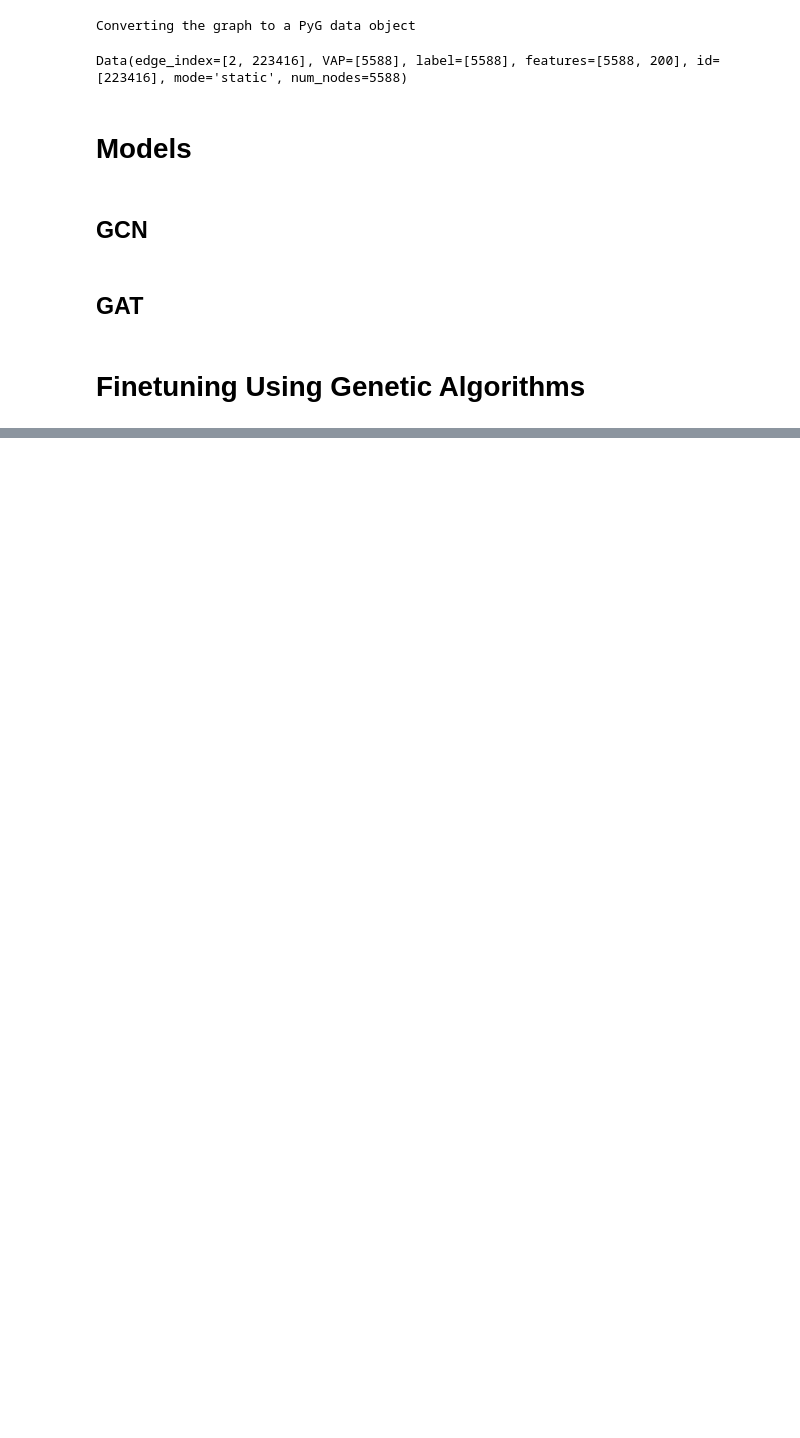
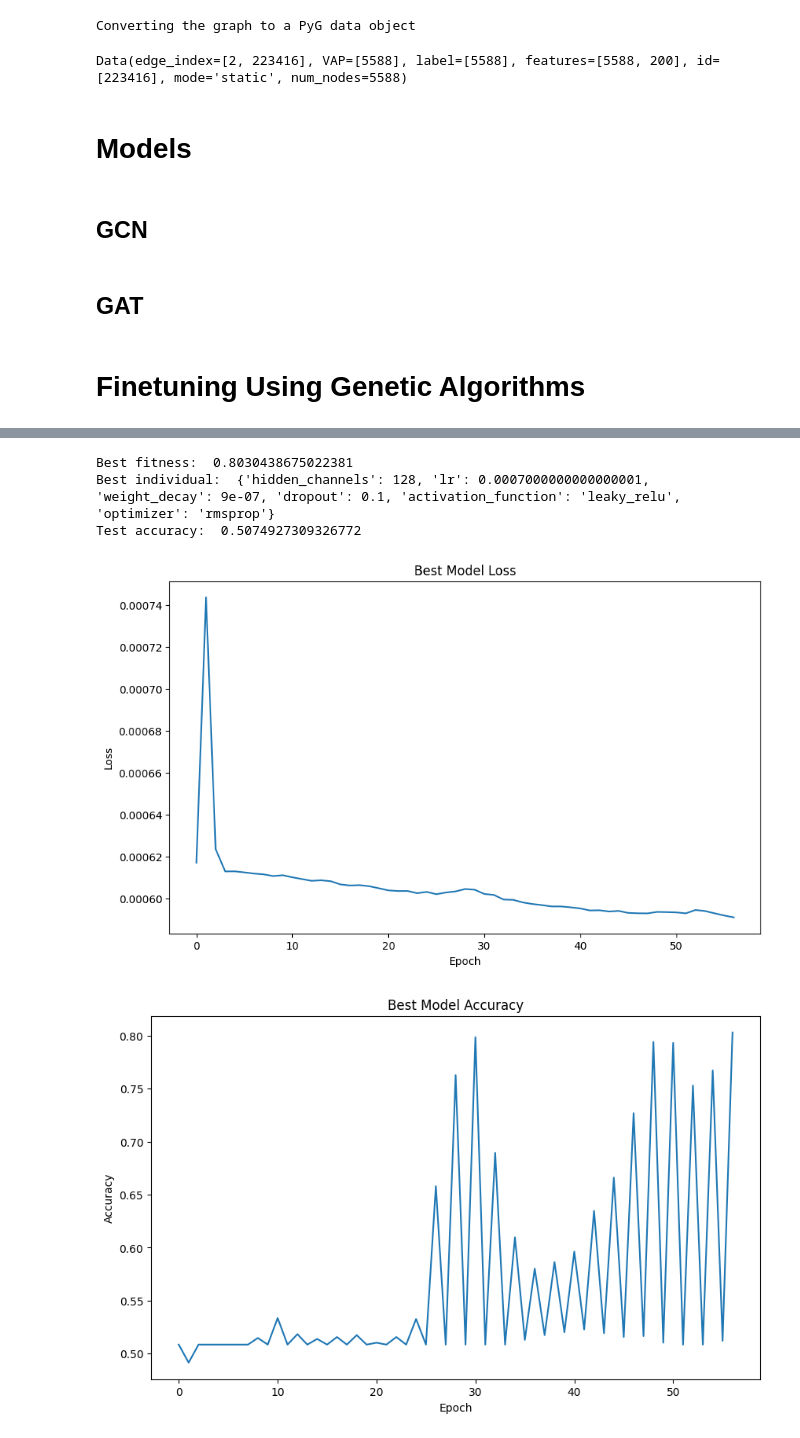
Before and after one commit to OmarAtyqy/VpaGCN, a Jupyter notebook: main.ipynb, the cells around one changed output, grey strips where cells are left out. Saved outputs shown, nothing was run; the diff lists cells and outputs as text; code cells hidden in the pictures; blank space fills up the shorter version.

Commit message:
added code for model saving and plotting

```diff
--- a/main.ipynb
+++ b/main.ipynb
@@ -911,0 +924,35 @@ model, best_individual, best_fitness, test_acc, hist = tuner.run()
+# %%
+# print and plot the results
+print("Best fitness: ", best_fitness)
+print("Best individual: ", best_individual)
+print("Test accuracy: ", test_acc)
+
+# get the loss and accuracy
+loss = [i[0].cpu().detach().numpy() for i in hist]
+acc = [i[1] for i in hist]
+
+# plot and show the loss and accuracy and save them
+plt.figure(figsize=(10, 6))
+plt.plot(loss)
+plt.title("Best Model Loss")
+plt.xlabel("Epoch")
+plt.ylabel("Loss")
+plt.savefig('figures/results/best_loss.png', dpi=300)
+plt.show()
+
+plt.figure(figsize=(10, 6))
+plt.plot(acc)
+plt.title("Best Model Accuracy")
+plt.xlabel("Epoch")
+plt.ylabel("Accuracy")
+plt.savefig('figures/results/best_acc.png', dpi=300)
+plt.show()
+
+# save the model
+torch.save(model.state_dict(), "models/best_model.pt")
+# %% [output]
+Best fitness:  0.8030438675022381
+Best individual:  {'hidden_channels': 128, 'lr': 0.0007000000000000001, 'weight_decay': 9e-07, 'dropout': 0.1, 'activation_function': 'leaky_relu', 'optimizer': 'rmsprop'}
+Test accuracy:  0.5074927309326772
+[figure, added]
+[figure, added]
```
Also changed, not shown: parts of 1 cell of this notebook, 1 other file.
